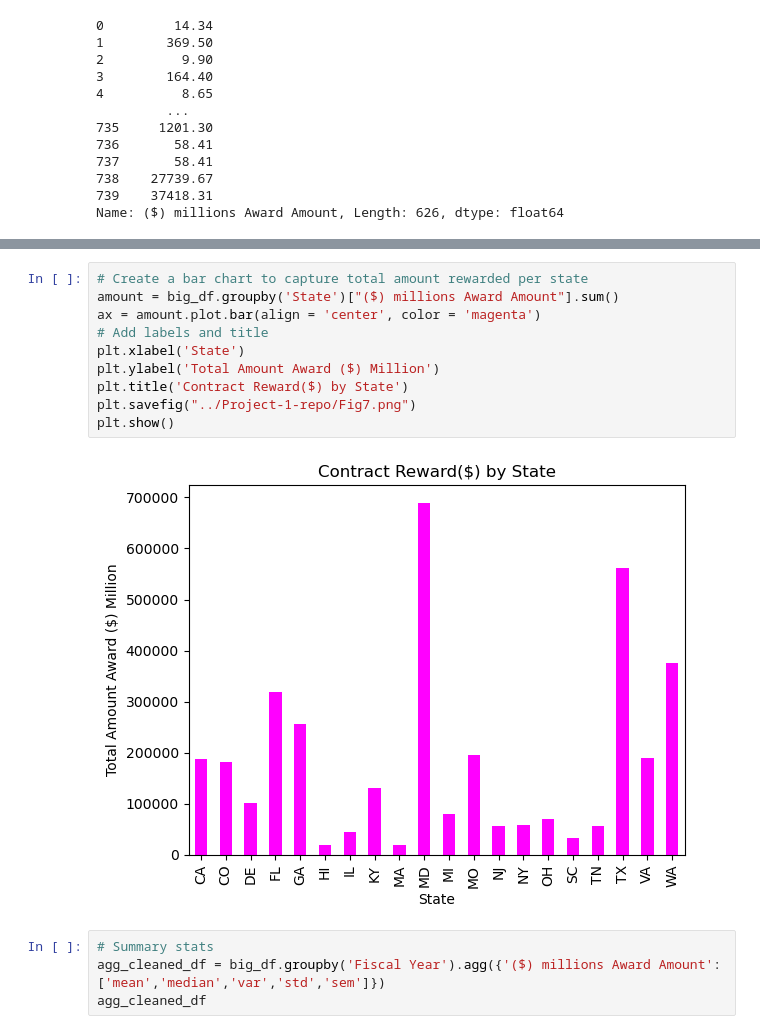
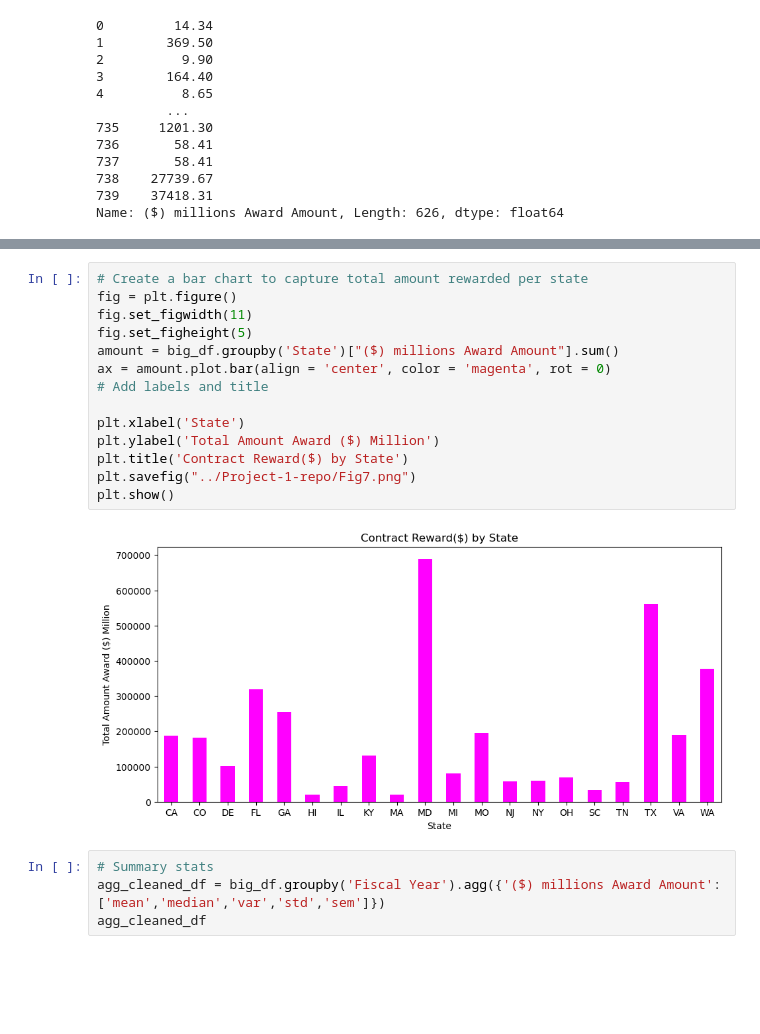
Before and after one commit to MoussaED/Project-1-repo, a Jupyter notebook: Post_Results_v3.ipynb, the cells around one changed output, grey strips where cells are left out. Saved outputs shown, nothing was run; the diff lists cells and outputs as text; blank space fills up the shorter version.

```diff
--- a/Post_Results_v3.ipynb
+++ b/Post_Results_v3.ipynb
@@ -900,15 +915,19 @@ plt.show()
 # %%
 # Create a bar chart to capture total amount rewarded per state
+fig = plt.figure()
+fig.set_figwidth(11)
+fig.set_figheight(5)
 amount = big_df.groupby('State')["($) millions Award Amount"].sum()
-ax = amount.plot.bar(align = 'center', color = 'magenta')
+ax = amount.plot.bar(align = 'center', color = 'magenta', rot = 0)
 # Add labels and title
+
 plt.xlabel('State')
 plt.ylabel('Total Amount Award ($) Million')
 plt.title('Contract Reward($) by State')
 plt.savefig("../Project-1-repo/Fig7.png")
 plt.show()
 # %% [output]
-[figure, old version]
+[figure, new version]
 # %%
 # Summary stats
 agg_cleaned_df = big_df.groupby('Fiscal Year').agg({'($) millions Award Amount':['mean','median','var','std','sem']})
```
Also changed, not shown: parts of 8 cells of this notebook, 8 other files.
